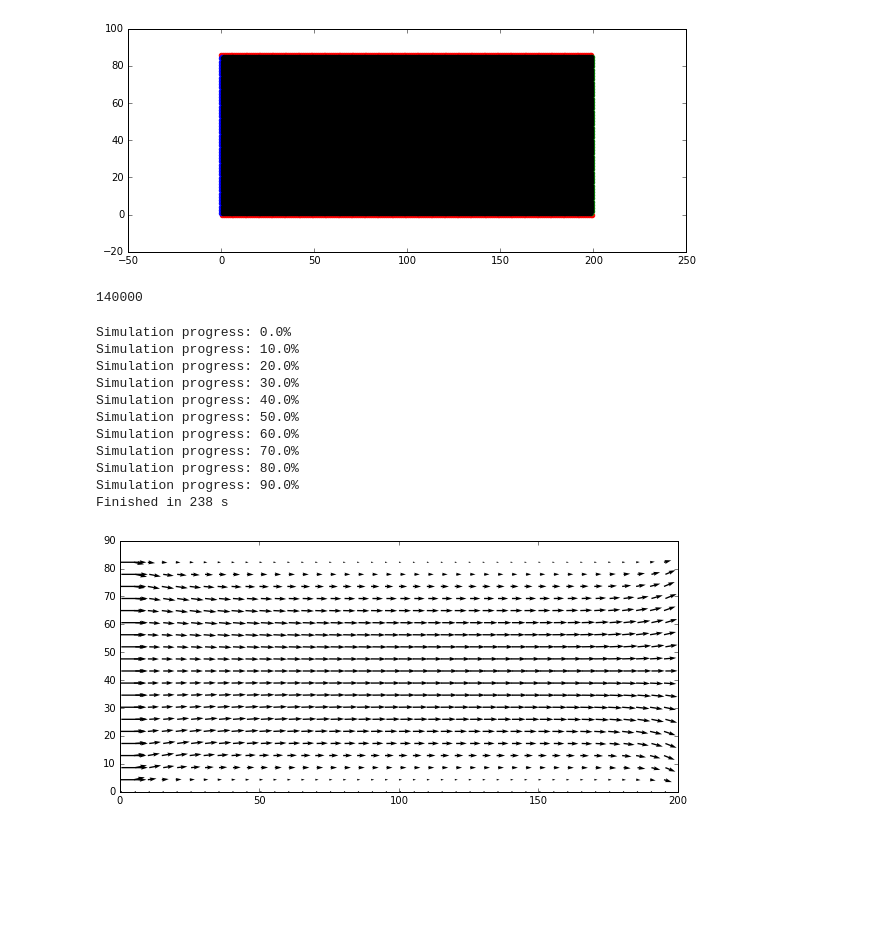
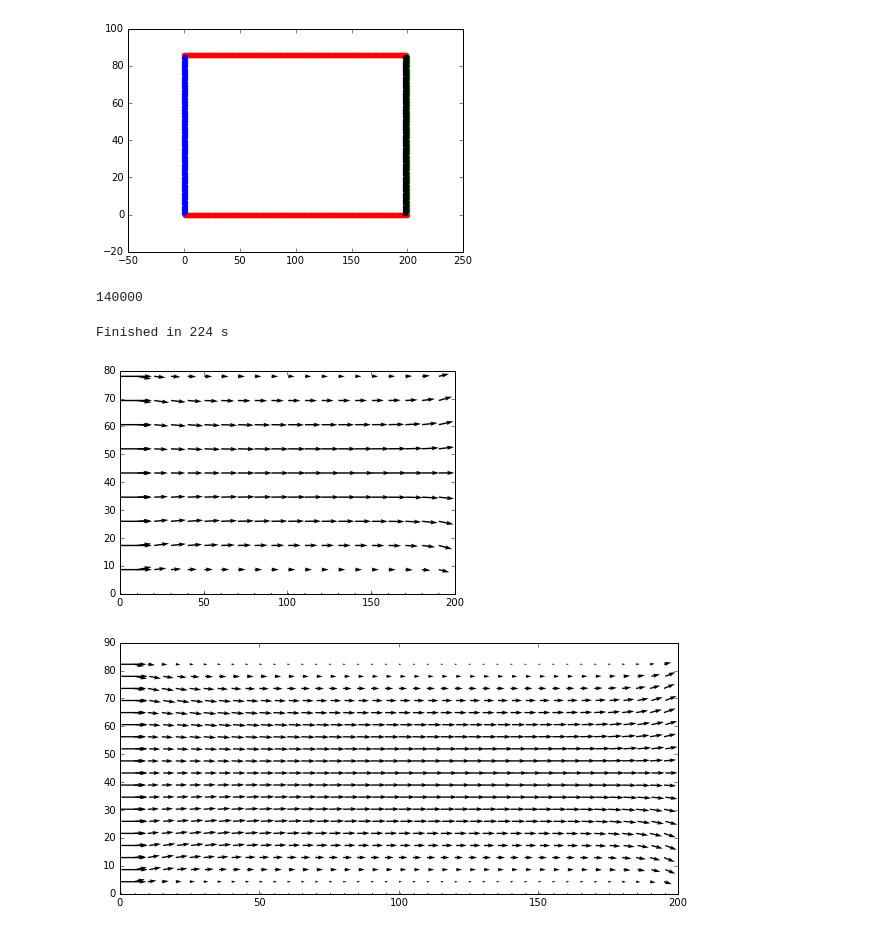
Before and after one commit to szwetsloot/comp-phys-lb, a Jupyter notebook: LBJesseInletOutletBC.ipynb, the cells around one changed output. Cells and saved outputs as stored; diff of their text form; code cells hidden in the pictures; blank space fills up the shorter version.

```diff
--- a/LBJesseInletOutletBC.ipynb
+++ b/LBJesseInletOutletBC.ipynb
@@ -121,37 +130,40 @@ plt.show()
 # identify different types of nodes
 # bouncing walls identification
 lower_wall_i = np.flatnonzero(lattice[:,1] == template_y[0])
 upper_wall_i = np.flatnonzero(lattice[:,1] == template_y[-1])
 
 # obstacle identification
 obstacle_center = np.array([L_x/4, L_y/2])
 obstacle_r = y_points/18
 
 obstacle_i = np.flatnonzero(np.linalg.norm(lattice - obstacle_center, axis=1) < obstacle_r)
 bc_noslip_i = np.concatenate((lower_wall_i, upper_wall_i))
 
 # inlet/outlet points identification
 bc_inlet_i = np.flatnonzero(lattice[:,0] < (template_x[0] + 3/4*delta_r))
 bc_outlet_i = np.flatnonzero(lattice[:,0] > (template_x[-1] - 1/4*delta_r))
 
 # remove conflicting points that have multiple boundary identities
 bc_inlet_i = np.setdiff1d(bc_inlet_i, np.intersect1d(bc_inlet_i, bc_noslip_i))
 bc_outlet_i = np.setdiff1d(bc_outlet_i, np.intersect1d(bc_outlet_i, bc_noslip_i))
 
+bc_outlet_inflow_i = link_list[bc_outlet_i, bb_dir[outflow_dir]]
+
 boundary_i = np.concatenate((bc_noslip_i, bc_inlet_i, bc_outlet_i))
 interior_i = np.setdiff1d(np.arange(n_points), boundary_i)
 
 # plot the grid point identities with colors for inspection purposes
-plt.figure(figsize=(10,10))
+#plt.figure(figsize=(15,15))
 plt.scatter(lattice[bc_noslip_i, 0], lattice[bc_noslip_i, 1], color='r')
 plt.scatter(lattice[bc_inlet_i, 0], lattice[bc_inlet_i, 1], color='b')
 plt.scatter(lattice[bc_outlet_i, 0], lattice[bc_outlet_i, 1], color='g')
-plt.scatter(lattice[interior_i, 0], lattice[interior_i, 1], color='k')
-plt.gca().set_aspect('equal')
+plt.scatter(lattice[bc_outlet_inflow_i, 0], lattice[bc_outlet_inflow_i, 1], color='k')
+#plt.gca().set_aspect('equal')
+
 
 plt.show()
 # %% [output]
-[figure, old version]
+[figure, new version]
 # %%
 # debugging code to plot the links between grid points in direction 'direc'
 # this code is very slow for large grid sizes
@@ -209,7 +221,7 @@ convergence = np.zeros((num_iter))
 
 warnings.simplefilter("error")
 
-visualize = False
+visualize = True
 
 if visualize == True:
     fig = plt.figure()
@@ -227,7 +239,7 @@ for t in range(num_iter):
     # f_next[:,:] = 0
 
     # right wall boundary condition: outflow condition
-    f_prev[bc_outlet_i, :] = f_prev[link_list[bc_outlet_i, bb_dir[outflow_dir]], :]
+    f_prev[bc_outlet_i, :] = f_prev[bc_outlet_inflow_i, :]
 
     # top and bottom wall boundary condition: no slip/bounce-back
     # reshape has to be used to be able to use two index arrays
@@ -266,11 +278,12 @@ for t in range(num_iter):
     # finish the iteration
     f_prev[:,:] = f_next[:,:]
 
-    if visualize == True:
+    if visualize == True and t % int(0.05*num_iter) == 0:
         ax.cla()
         #ax.pcolor(lattice[:,0], lattice[:,1], rho)
-        ax.scatter(lattice[:,0], lattice[:,1])
-        ax.quiver(lattice[:,0], lattice[:,1], u[:,0], u[:,1])
+        #ax.scatter(lattice[:,0], lattice[:,1])
+        u[bc_noslip_i,:] = 0.0
+        ax.quiver(lattice[quiver_i,0], lattice[quiver_i,1], u[quiver_i,0], u[quiver_i,1])
         display.clear_output(wait=True)
         display.display(fig)
 
@@ -286,17 +299,8 @@ print_fl("Finished in %.0f s" % (end_time - start_time))
 
 warnings.resetwarnings()
 # %% [output]
-Simulation progress: 0.0%
-Simulation progress: 10.0%
-Simulation progress: 20.0%
-Simulation progress: 30.0%
-Simulation progress: 40.0%
-Simulation progress: 50.0%
-Simulation progress: 60.0%
-Simulation progress: 70.0%
-Simulation progress: 80.0%
-Simulation progress: 90.0%
-Finished in 238 s
+Finished in 224 s
+[figure, added]
 # %%
 # plot results: flow field
 
```
Also changed, not shown: parts of 3 cells of this notebook, 3 other files.
